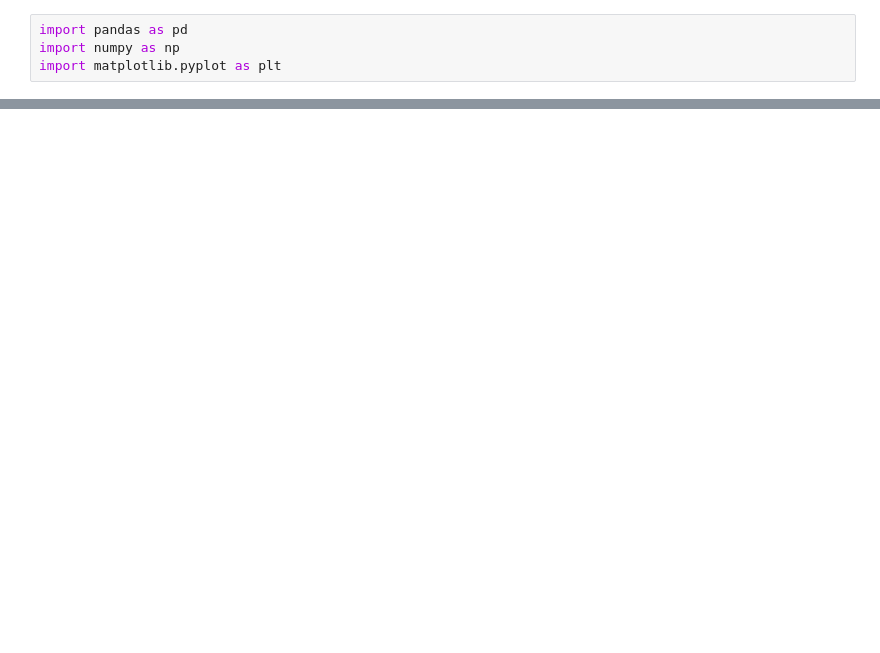
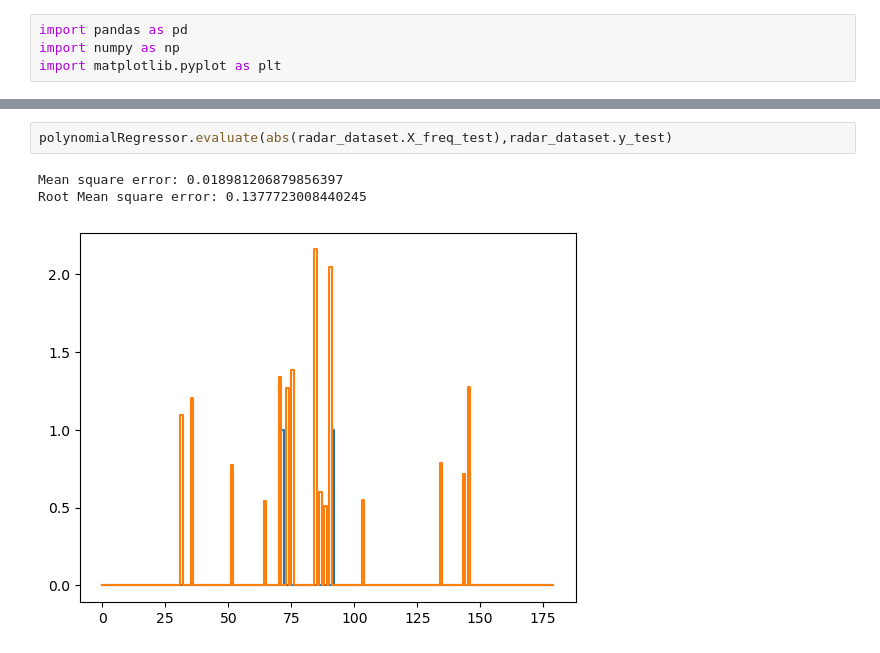
Before and after one commit to Littleyns/ProjetRadarIA, a Jupyter notebook: MainRadar.ipynb, the cells around one changed output, grey strips where cells are left out. Saved outputs shown, nothing was run; the diff lists cells and outputs as text; blank space fills up the shorter version.

```diff
--- a/MainRadar.ipynb
+++ b/MainRadar.ipynb
@@ -456,0 +68,6 @@ print(evaluation_result)
+# %%
+polynomialRegressor.evaluate(abs(radar_dataset.X_freq_test),radar_dataset.y_test)
+# %% [output]
+Mean square error: 0.018981206879856397
+Root Mean square error: 0.1377723008440245
+[figure, added]
```
Also changed, not shown: parts of 24 cells of this notebook, 52 other files.
